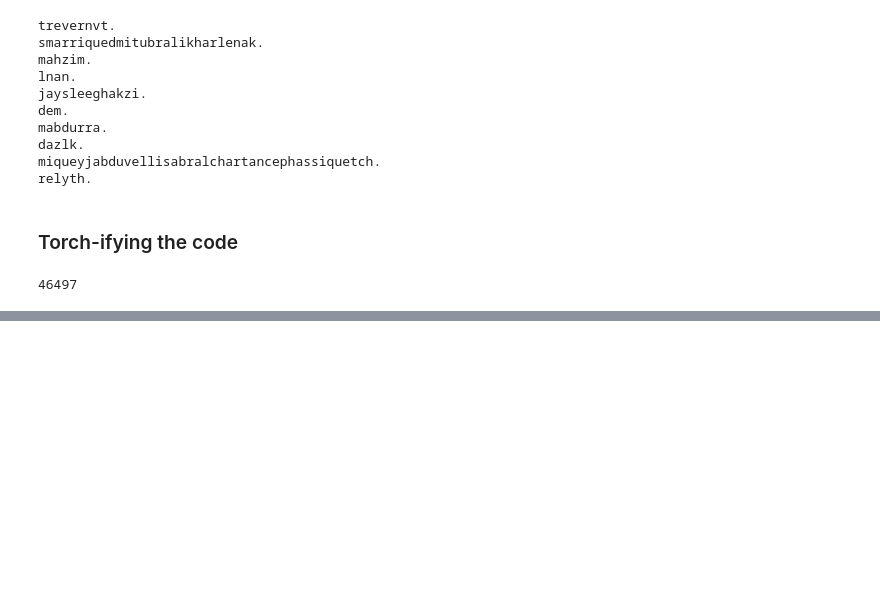
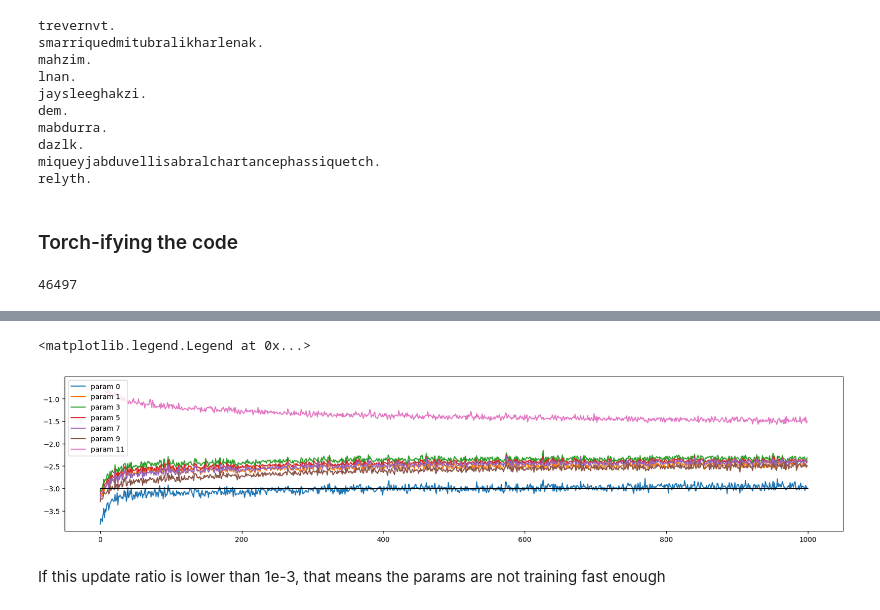
Before and after one commit to kevin-v96/makemore, a Jupyter notebook: makemore_mlp_extended.ipynb, the cells around one changed output, grey strips where cells are left out. Saved outputs shown, nothing was run; the diff lists cells and outputs as text; code cells hidden in the pictures; blank space fills up the shorter version.

```diff
--- a/makemore_mlp_extended.ipynb
+++ b/makemore_mlp_extended.ipynb
@@ -485,0 +554,15 @@ for i in range(max_steps):
+# %%
+#visualize histograms
+plt.figure(figsize=(20,4))
+legends = []
+for i, p in enumerate(parameters):
+    if p.ndim == 2: #only consider weights
+        plt.plot([ud[j][i] for j in range(len(ud))])
+        legends.append('param %d' % (i))
+plt.plot([0, len(ud)], [-3,-3], 'k') #these ratios should be ~1e-3
+plt.legend(legends)
+# %% [output]
+<matplotlib.legend.Legend at 0x...>
+[figure, added]
+# %% [markdown]
+If this update ratio is lower than 1e-3, that means the params are not training fast enough
```
Also changed, not shown: parts of 5 cells of this notebook.
